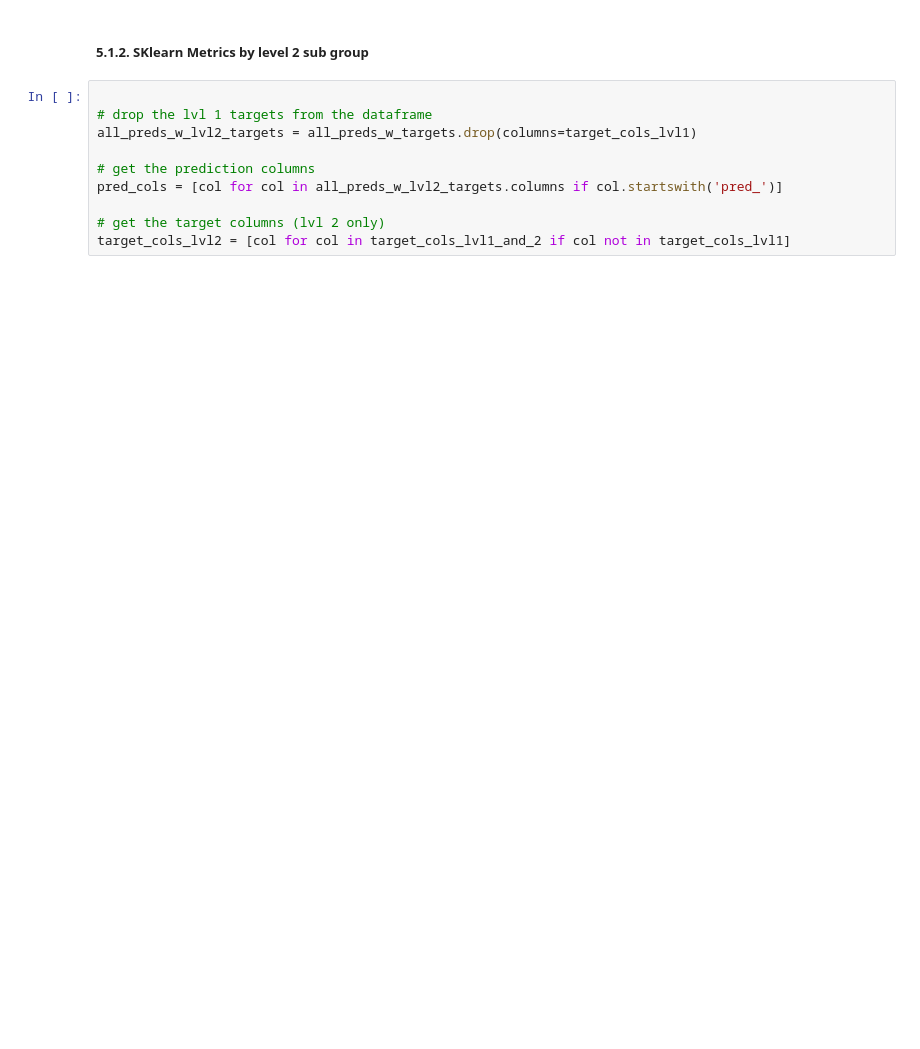
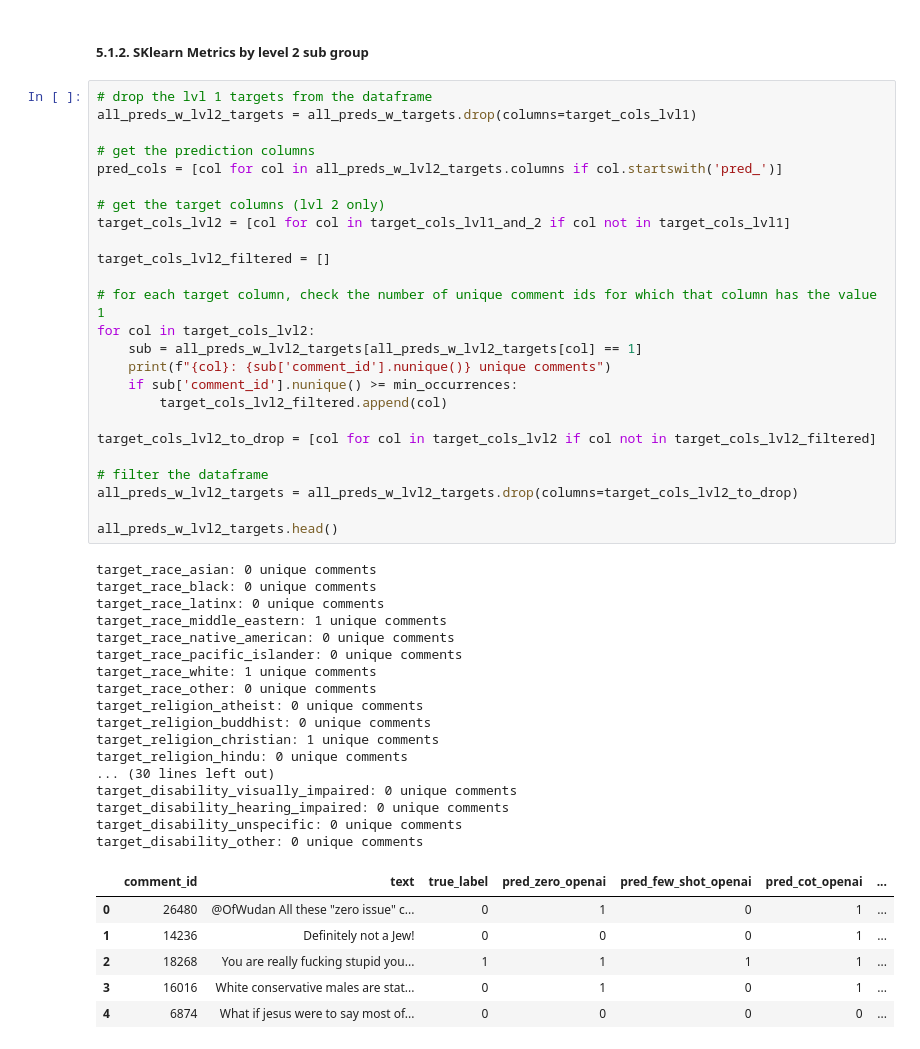
Before and after one commit to AugustBjerg/NLP-exam, a Jupyter notebook: notebooks/NLP_EXAM_FINAL_v1.ipynb, the cells around one changed output. Cells and saved outputs as stored; diff of their text form; blank space fills up the shorter version.

```diff
--- a/notebooks/NLP_EXAM_FINAL_v1.ipynb
+++ b/notebooks/NLP_EXAM_FINAL_v1.ipynb
@@ -1329,15 +1343,54 @@ all_preds_w_targets = pd.merge(all_preds, target_group_data, on='comment_id', ho
 # %% [markdown]
 ##### 5.1.2. SKlearn Metrics by level 2 sub group
 # %%
-
 # drop the lvl 1 targets from the dataframe
 all_preds_w_lvl2_targets = all_preds_w_targets.drop(columns=target_cols_lvl1)
 
 # get the prediction columns
 pred_cols = [col for col in all_preds_w_lvl2_targets.columns if col.startswith('pred_')]
 
 # get the target columns (lvl 2 only)
 target_cols_lvl2 = [col for col in target_cols_lvl1_and_2 if col not in target_cols_lvl1]
+
+target_cols_lvl2_filtered = []
+
+# for each target column, check the number of unique comment ids for which that column has the value 1
+for col in target_cols_lvl2:
+    sub = all_preds_w_lvl2_targets[all_preds_w_lvl2_targets[col] == 1]
+    print(f"{col}: {sub['comment_id'].nunique()} unique comments")
+    if sub['comment_id'].nunique() >= min_occurrences:
+        target_cols_lvl2_filtered.append(col)
+
+target_cols_lvl2_to_drop = [col for col in target_cols_lvl2 if col not in target_cols_lvl2_filtered]
+
+# filter the dataframe
+all_preds_w_lvl2_targets = all_preds_w_lvl2_targets.drop(columns=target_cols_lvl2_to_drop)
+
+all_preds_w_lvl2_targets.head()
+# %% [output]
+target_race_asian: 0 unique comments
+target_race_black: 0 unique comments
+target_race_latinx: 0 unique comments
+target_race_middle_eastern: 1 unique comments
+target_race_native_american: 0 unique comments
+target_race_pacific_islander: 0 unique comments
+target_race_white: 1 unique comments
+target_race_other: 0 unique comments
+target_religion_atheist: 0 unique comments
+target_religion_buddhist: 0 unique comments
+target_religion_christian: 1 unique comments
+target_religion_hindu: 0 unique comments
+... (30 lines left out)
+target_disability_visually_impaired: 0 unique comments
+target_disability_hearing_impaired: 0 unique comments
+target_disability_unspecific: 0 unique comments
+target_disability_other: 0 unique comments
+|  | comment_id | text | true_label | pred_zero_openai | pred_few_shot_openai | pred_cot_openai | ... |
+| 0 | 26480 | @OfWudan All these "zero issue" c... | 0 | 1 | 0 | 1 | ... |
+| 1 | 14236 | Definitely not a Jew! | 0 | 0 | 0 | 1 | ... |
+| 2 | 18268 | You are really fucking stupid you... | 1 | 1 | 1 | 1 | ... |
+| 3 | 16016 | White conservative males are stat... | 0 | 1 | 0 | 1 | ... |
+| 4 | 6874 | What if jesus were to say most of... | 0 | 0 | 0 | 0 | ... |
 # %%
 from sklearn.metrics import precision_score, recall_score, f1_score # TODO: move to top
 
```
Also changed, not shown: parts of 6 cells of this notebook.
